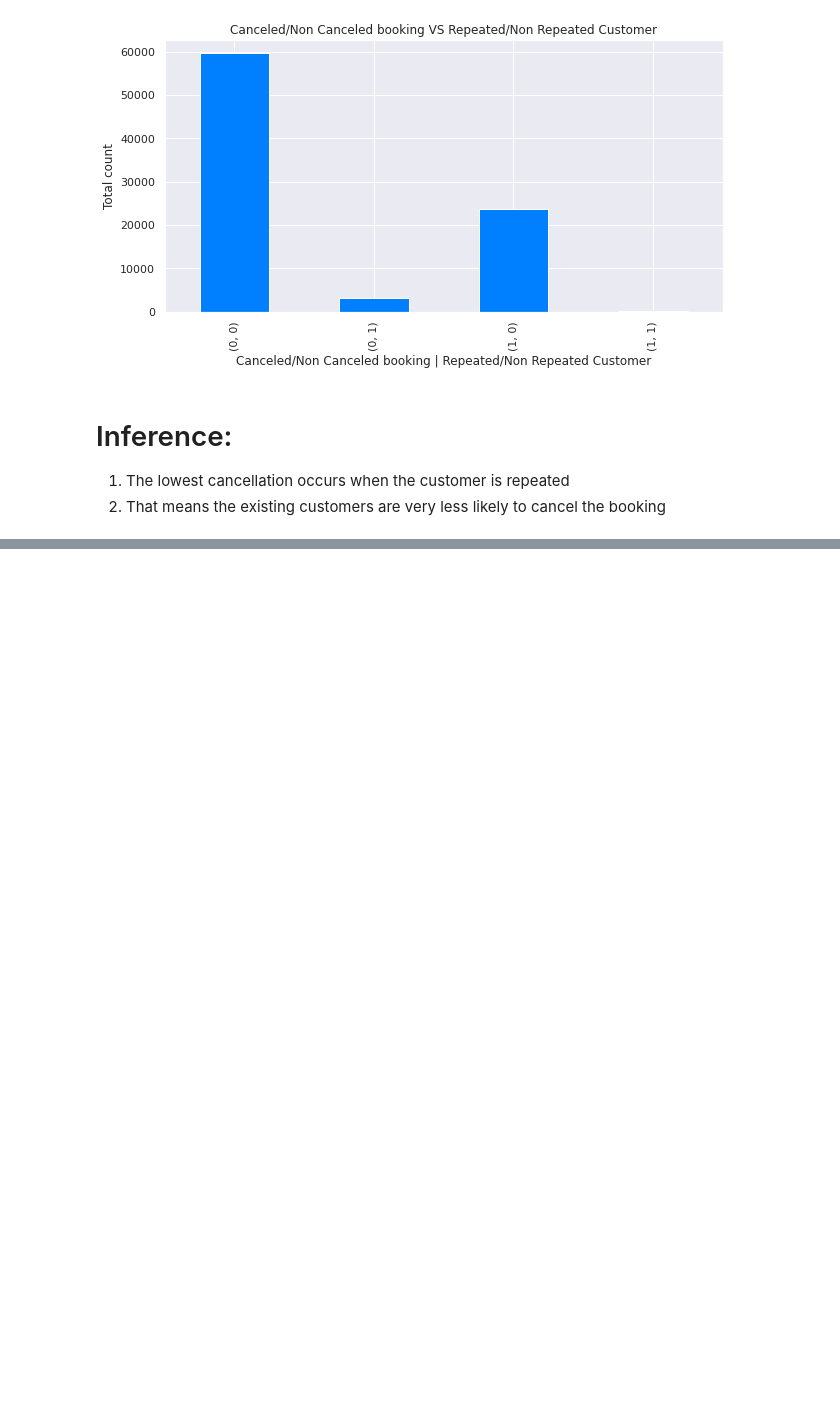
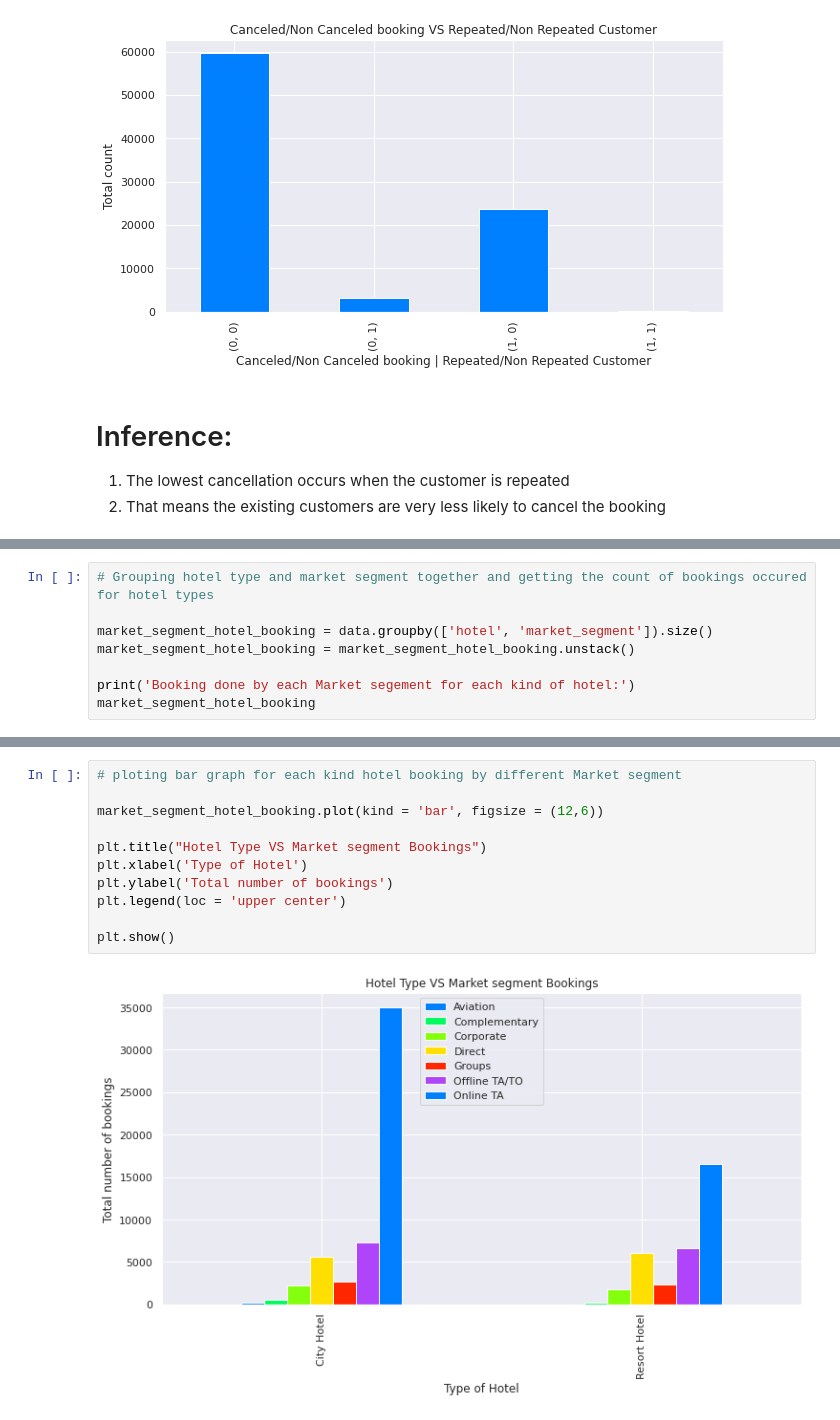
Before and after one commit to dsankush/EDA-Capstone-Hotel-Booking, a Jupyter notebook: Hotel_Booking_Analysis_Capstone_Project.ipynb, the cells around one changed output, grey strips where cells are left out. Drawn from its saved outputs; the diff is of its cells as text; blank space fills up the shorter version.

```diff
--- a/Hotel_Booking_Analysis_Capstone_Project.ipynb
+++ b/Hotel_Booking_Analysis_Capstone_Project.ipynb
@@ -871,0 +874,8 @@ plt.show()
+# %%
+# Grouping hotel type and market segment together and getting the count of bookings occured for hotel types
+
+market_segment_hotel_booking = data.groupby(['hotel', 'market_segment']).size()
+market_segment_hotel_booking = market_segment_hotel_booking.unstack()
+
+print('Booking done by each Market segement for each kind of hotel:')
+market_segment_hotel_booking
@@ -871,0 +892,13 @@ plt.show()
+# %%
+# ploting bar graph for each kind hotel booking by different Market segment
+
+market_segment_hotel_booking.plot(kind = 'bar', figsize = (12,6))
+
+plt.title("Hotel Type VS Market segment Bookings")
+plt.xlabel('Type of Hotel')
+plt.ylabel('Total number of bookings')
+plt.legend(loc = 'upper center')
+
+plt.show()
+# %% [output]
+[figure, added]
```
Also changed, not shown: parts of 26 cells of this notebook.
